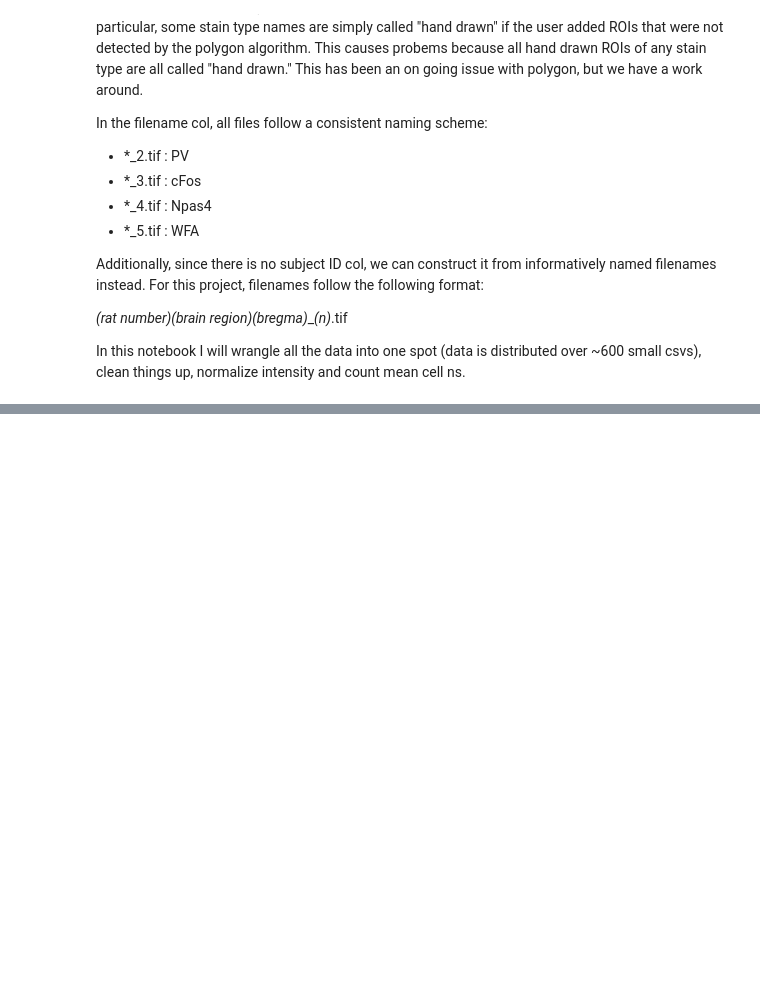
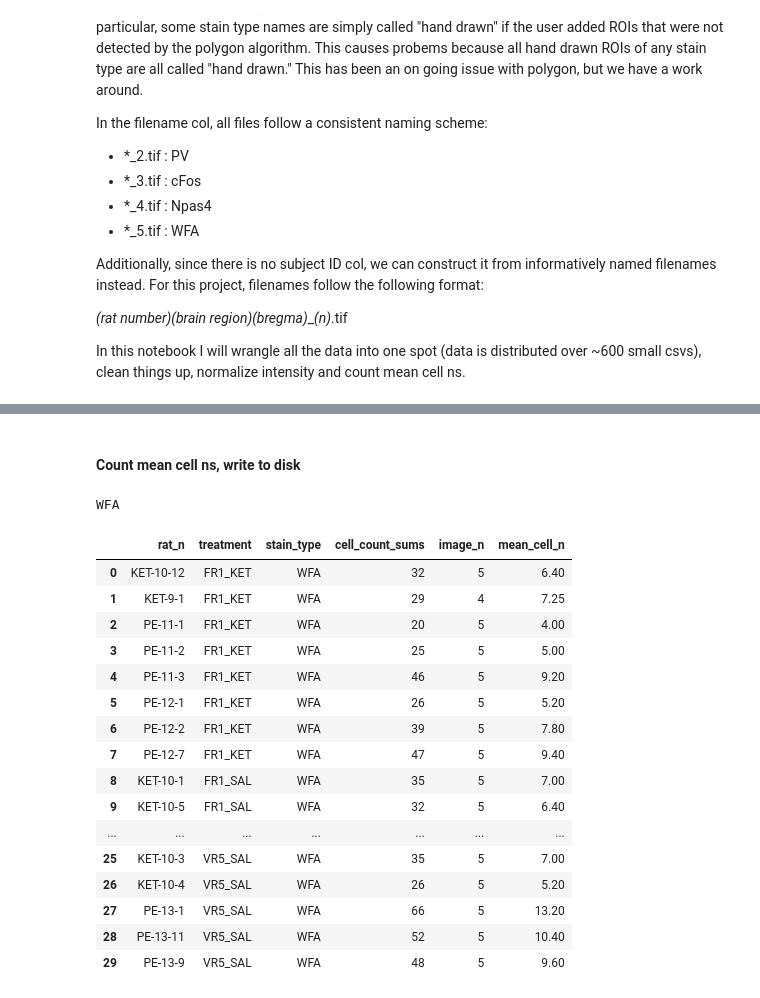
Before and after one commit to jonny-ramos/LRI, a Jupyter notebook: Image ROI Data Wrangling/KETAMINE-VR5/KET-VR5 Image Data Wrangling.ipynb, the cells around one changed output, grey strips where cells are left out. Saved outputs shown, nothing was run; the diff lists cells and outputs as text; code cells hidden in the pictures; blank space fills up the shorter version.

Commit message:
completed intensity normalization, mean cell counts

```diff
--- a/Image ROI Data Wrangling/KETAMINE-VR5/KET-VR5 Image Data Wrangling.ipynb
+++ b/Image ROI Data Wrangling/KETAMINE-VR5/KET-VR5 Image Data Wrangling.ipynb
@@ -118,0 +406,18 @@ Name: rat_n, Length: 24613, dtype: bool
+# %%
+grp = 'VR5_KET'
+for stain in df_subset.stain_type.unique():
+
+    # split by stain
+    df_stain = df_subset[df_subset.stain_type == stain]
+
+    # normalize to FR1_SAL
+    df_norm = normalize_intensity(df_stain, norm_condition='FR1_SAL')
+    df_norm.to_csv(f'{grp}_{stain}_single_NORM.csv')
+
+    # reorganize into cols for prism
+    df_prism = prism_reorg(df_norm, grp)
+    df_prism.to_csv(f'{grp}_{stain}_PRISM.csv')
+
+# let's take a look at one of our final output dataframes, organized for entry into prism
+print(stain)
+df_prism
@@ -118,0 +439,42 @@ Name: rat_n, Length: 24613, dtype: bool
+# %% [markdown]
+#### Count mean cell ns, write to disk
+# %%
+# count n of unique image names per subject
+sid = 'rat_n'
+iid = 'image_name'
+cols = ['treatment', 'stain_type', sid, iid]
+
+# wrapper fn calls
+for stain in df_cleaned.stain_type.unique():
+
+    # split by stain type
+    df_stain = df_cleaned[df_cleaned.stain_type == stain]
+
+    # compute mean cell ns
+    df_means = mean_cell_n(df_stain, df_cleaned, cols, sid, iid)
+
+    # write to disk
+    df_means.to_csv(f'{grp}_{stain}_mean_cell_ns.csv')
+
+# let's take a look at one of our final output dataframes
+print(stain)
+df_means
+# %% [output]
+WFA
+|  | rat_n | treatment | stain_type | cell_count_sums | image_n | mean_cell_n |
+| 0 | KET-10-12 | FR1_KET | WFA | 32 | 5 | 6.40 |
+| 1 | KET-9-1 | FR1_KET | WFA | 29 | 4 | 7.25 |
+| 2 | PE-11-1 | FR1_KET | WFA | 20 | 5 | 4.00 |
+| 3 | PE-11-2 | FR1_KET | WFA | 25 | 5 | 5.00 |
+| 4 | PE-11-3 | FR1_KET | WFA | 46 | 5 | 9.20 |
+| 5 | PE-12-1 | FR1_KET | WFA | 26 | 5 | 5.20 |
+| 6 | PE-12-2 | FR1_KET | WFA | 39 | 5 | 7.80 |
+| 7 | PE-12-7 | FR1_KET | WFA | 47 | 5 | 9.40 |
+| 8 | KET-10-1 | FR1_SAL | WFA | 35 | 5 | 7.00 |
+| 9 | KET-10-5 | FR1_SAL | WFA | 32 | 5 | 6.40 |
+| ... | ... | ... | ... | ... | ... | ... |
+| 25 | KET-10-3 | VR5_SAL | WFA | 35 | 5 | 7.00 |
+| 26 | KET-10-4 | VR5_SAL | WFA | 26 | 5 | 5.20 |
+| 27 | PE-13-1 | VR5_SAL | WFA | 66 | 5 | 13.20 |
+| 28 | PE-13-11 | VR5_SAL | WFA | 52 | 5 | 10.40 |
+| 29 | PE-13-9 | VR5_SAL | WFA | 48 | 5 | 9.60 |
```
Also changed, not shown: parts of 23 cells of this notebook.
